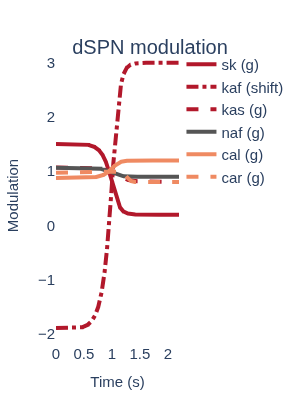
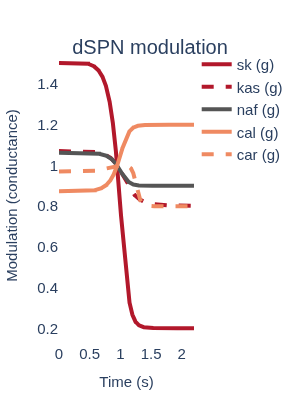
The notebook cell's code change between the first figure and the second:
--- before
+++ after
@@ -21,13 +21,21 @@
 prd.plot(neuron_id=0, 
          species=['sk_ms.modulation_factor',
-                  'kaf_ms.modulation_factor_shift', 'kas_ms.modulation_factor', 
+                  'kas_ms.modulation_factor', 
                   # 'kir_ms.modulation_factor', 
                   'naf_ms.modulation_factor',
                   'cal12_ms.modulation_factor', 'car_ms.modulation_factor'], 
          species_label=['sk (g)',
-                        'kaf (shift)', 'kas (g)', 
+                        'kas (g)', 
                         # 'kir (g)', 
                         'naf (g)',  'cal (g)', 'car (g)'],
          compartment_id=-1,
          colour_dict=colour_dict, line_style_dict=line_style_dict,
-         ylabel="Modulation", fig_name="modulation-0_DA_4Hz.svg", title="dSPN modulation", width=300, height=400)
+         ylabel="Modulation (conductance)", fig_name="modulation-conductance-0_DA_4Hz.svg", title="dSPN modulation", width=300, height=400)
+
+prd.plot(neuron_id=0, 
+         species=['kaf_ms.modulation_factor_shift'], 
+         species_label=['kaf'],
+         compartment_id=-1,
+         colour_dict=colour_dict, line_style_dict=line_style_dict,
+         ylabel="Modulation (voltage shift)", fig_name="modulation-voltage-shift-0_DA_4Hz.svg", title="dSPN modulation", width=300, height=300)
+

Commit: Updated notebook